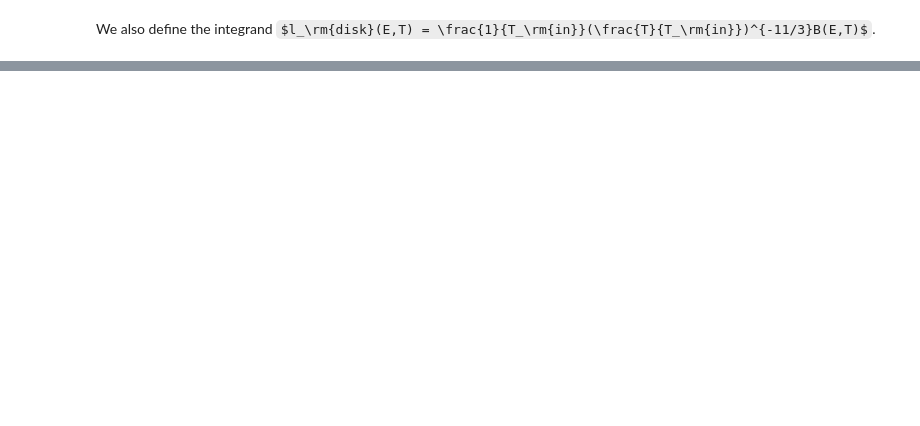
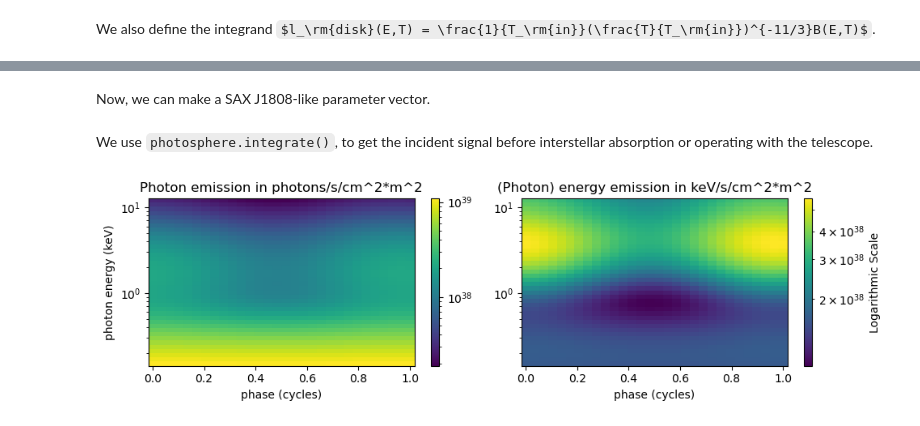
Before and after one commit to xpsi-group/xpsi, a Jupyter notebook: docs/source/Accretion_disk.ipynb, the cells around one changed output, grey strips where cells are left out. Cells and saved outputs as stored; diff of their text form; code cells hidden in the pictures; some formulas as TeX source; blank space fills up the shorter version.

```diff
--- a/docs/source/Accretion_disk.ipynb
+++ b/docs/source/Accretion_disk.ipynb
@@ -216,0 +473,5 @@ Disk.get_f_disk = get_f_disk
+# %%
+k_disk = k_disk_derive()
+values_derive = {'T_in':T_in,'R_in':R_in,'K_disk': k_disk}
+bounds_example['K_disk'] = None # we must choose `None` here for the boundaries of the derived parameter. Having any boundaries here is not allowed and could cause conflicts.
+disk = Disk(bounds=bounds_example, values=values_derive)
@@ -216,0 +499,10 @@ Disk.get_f_disk = get_f_disk
+# %%
+from CustomPhotosphere import CustomPhotosphere_NumA5
+from xpsi import Star
+
+photosphere = CustomPhotosphere_NumA5(hot = hot, elsewhere = None, stokes=False, disk=disk, bounds=None,
+                                values=dict(mode_frequency = spacetime['frequency']))
+
+photosphere.hot_atmosphere = this_directory+'/../../examples/examples_modeling_tutorial'+'/model_data/Bobrikova_compton_slab_I.npz'
+
+star = Star(spacetime = spacetime, photospheres = photosphere)
@@ -216,0 +523,2 @@ Disk.get_f_disk = get_f_disk
+# %% [markdown]
+Now, we can make a SAX J1808-like parameter vector.
@@ -216,0 +562,32 @@ Disk.get_f_disk = get_f_disk
+# %% [markdown]
+We use `photosphere.integrate()`, to get the incident signal before interstellar absorption or operating with the telescope.
+# %%
+energies = np.logspace(np.log10(0.15), np.log10(12.0), 40, base=10.0)
+photosphere.integrate(energies, threads=1)
+StokesI = photosphere.signal[0][0]
+phases = np.linspace(0,1,30)
+# %%
+from matplotlib.colors import LogNorm
+
+fig, ax = plt.subplots(1, 2, figsize=(10, 3))
+
+profile = ax[0].pcolormesh(phases, energies, StokesI, shading='auto',
+                           norm=LogNorm(vmin=StokesI.min(), vmax=StokesI.max()))
+ax[0].set_yscale('log')
+ax[0].set_title('Photon emission in photons/s/cm^2*m^2') # the meters squared is related to the distance to recover flux, the centimeters squared is for the instrumental effective area
+ax[0].set_ylabel('photon energy (keV)')
+ax[0].set_xlabel('phase (cycles)')
+fig.colorbar(profile, ax=ax[0])
+
+profile = ax[1].pcolormesh(phases, energies, (energies * StokesI.T).T, shading='auto',
+                           norm=LogNorm(vmin=(energies * StokesI.T).T.min(),
+                                        vmax=(energies * StokesI.T).T.max()))
+ax[1].set_yscale('log')
+ax[1].set_title('(Photon) energy emission in keV/s/cm^2*m^2')
+ax[1].set_xlabel('phase (cycles)')
+fig.colorbar(profile, ax=ax[1], label="Logarithmic Scale")
+
+plt.tight_layout()
+plt.show()
+# %% [output]
+[figure, added]
```
Also changed, not shown: parts of 28 cells of this notebook, 2 other files.
